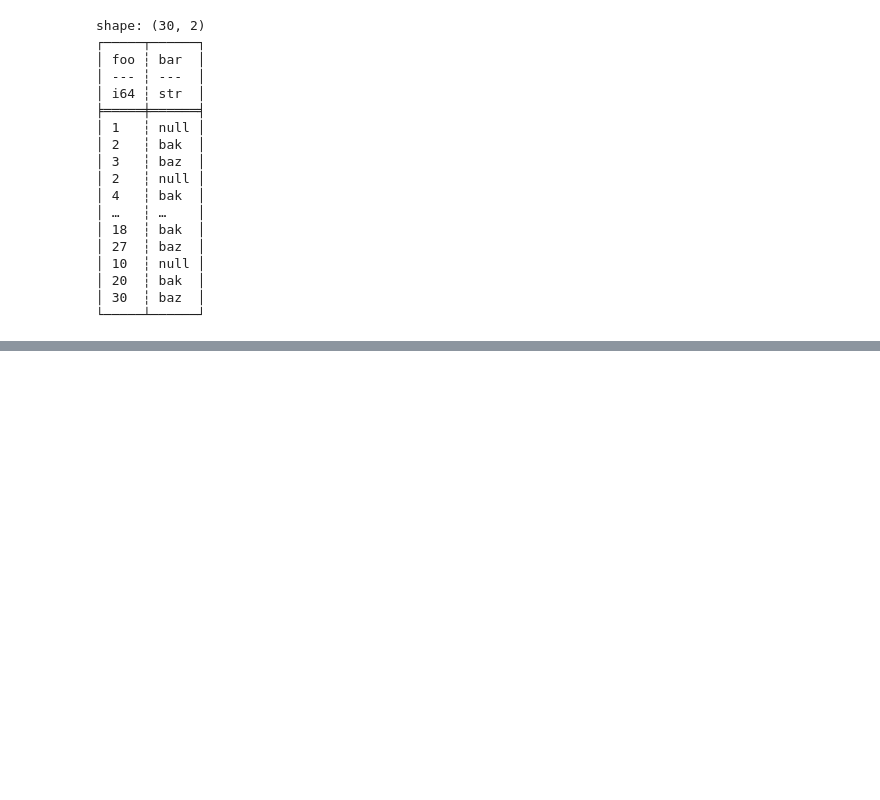
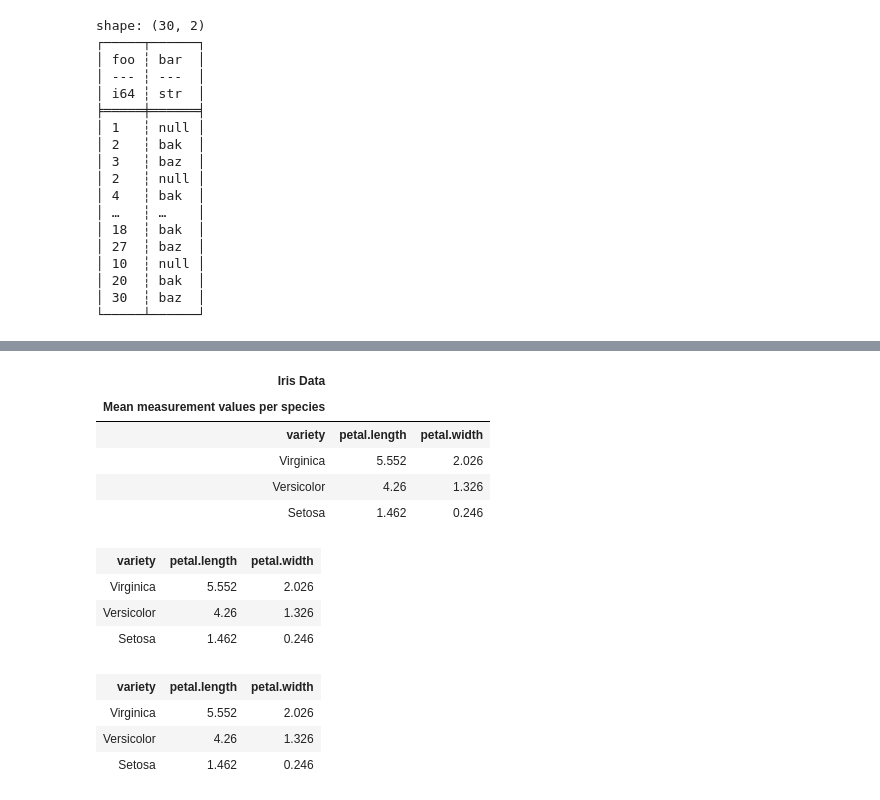
Before and after one commit to ferrandonea/polars_tut, a Jupyter notebook: gettingstarted.ipynb, the cells around one changed output, grey strips where cells are left out. Saved outputs shown, nothing was run; the diff lists cells and outputs as text; code cells hidden in the pictures; blank space fills up the shorter version.

```diff
--- a/gettingstarted.ipynb
+++ b/gettingstarted.ipynb
@@ -1877,0 +2282,13 @@ pl.scan_csv("data/test_csv*.csv").show_graph()
+# %%
+import polars as pl
+import polars.selectors as cs
+
+path = "iris/iris.csv"
+
+df = (
+    pl.scan_csv(path)
+    .group_by("variety")
+    .agg(cs.starts_with("petal").mean().round(3))
+    .collect()
+)
+print(df)
@@ -1877,0 +2306,36 @@ pl.scan_csv("data/test_csv*.csv").show_graph()
+# %%
+# Si uno baja great_tables puede hacer esto
+df.style.tab_header(title="Iris Data", subtitle="Mean measurement values per species")
+# %% [output]
+| Iris Data |  |  |
+| Mean measurement values per species |  |  |
+| variety | petal.length | petal.width |
+| Virginica | 5.552 | 2.026 |
+| Versicolor | 4.26 | 1.326 |
+| Setosa | 1.462 | 0.246 |
+# %%
+from great_tables import loc, style
+
+df.style.tab_style(
+    style.fill("yellow"),
+    loc.body(
+        rows=pl.col("petal.length") == pl.col("petal.length").max(),
+    ),
+)
+# %% [output]
+| variety | petal.length | petal.width |
+| Virginica | 5.552 | 2.026 |
+| Versicolor | 4.26 | 1.326 |
+| Setosa | 1.462 | 0.246 |
+# %%
+from great_tables import loc, style
+
+df.style.tab_style(
+    style.text(weight="bold"),
+    loc.body(columns="variety"),
+)
+# %% [output]
+| variety | petal.length | petal.width |
+| Virginica | 5.552 | 2.026 |
+| Versicolor | 4.26 | 1.326 |
+| Setosa | 1.462 | 0.246 |
```
Also changed, not shown: parts of 39 cells of this notebook, 4 other files.
